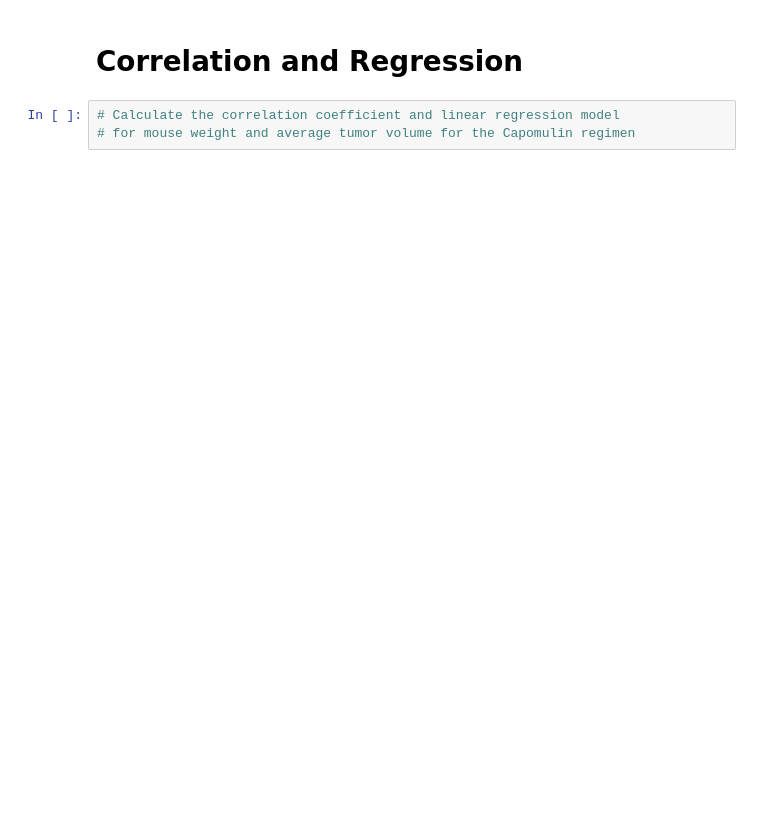
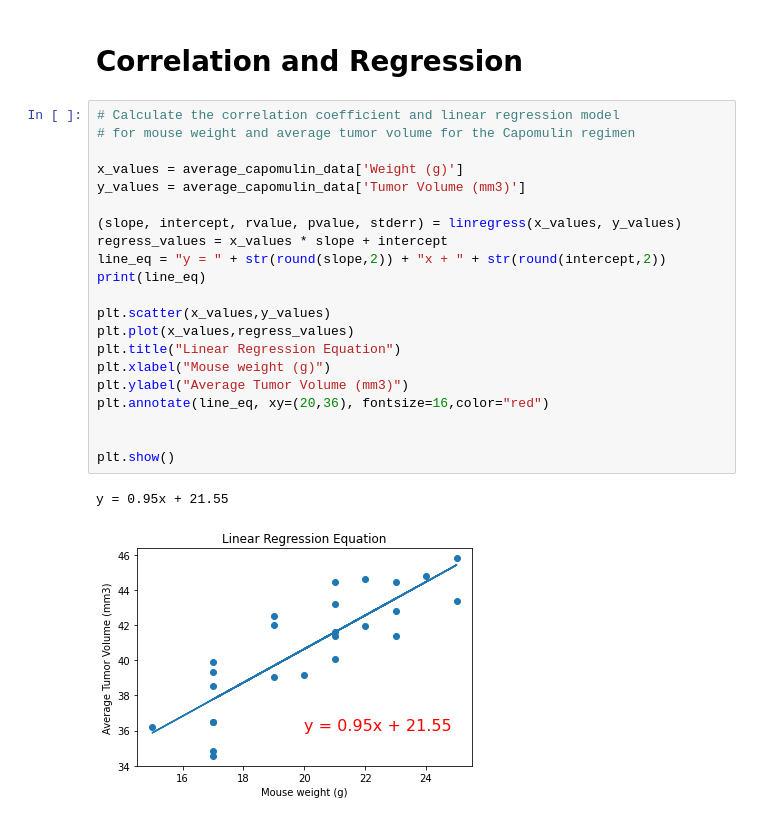
Before and after one commit to ArmandDauti/matplotlib-challenge, a Jupyter notebook: Pymaceuticals/Pymaceuticals.ipynb, the cells around one changed output. Cells and saved outputs as stored; diff of their text form; blank space fills up the shorter version.

```diff
--- a/Pymaceuticals/Pymaceuticals.ipynb
+++ b/Pymaceuticals/Pymaceuticals.ipynb
@@ -246,3 +336,24 @@ plt.show()
 # %%
 # Calculate the correlation coefficient and linear regression model
 # for mouse weight and average tumor volume for the Capomulin regimen
+
+x_values = average_capomulin_data['Weight (g)']
+y_values = average_capomulin_data['Tumor Volume (mm3)']
+
+(slope, intercept, rvalue, pvalue, stderr) = linregress(x_values, y_values)
+regress_values = x_values * slope + intercept
+line_eq = "y = " + str(round(slope,2)) + "x + " + str(round(intercept,2))
+print(line_eq)
+
+plt.scatter(x_values,y_values)
+plt.plot(x_values,regress_values)
+plt.title("Linear Regression Equation")
+plt.xlabel("Mouse weight (g)")
+plt.ylabel("Average Tumor Volume (mm3)")
+plt.annotate(line_eq, xy=(20,36), fontsize=16,color="red")
+
+
+plt.show()
+# %% [output]
+y = 0.95x + 21.55
+[figure, added]
```
Also changed, not shown: parts of 11 cells of this notebook.
